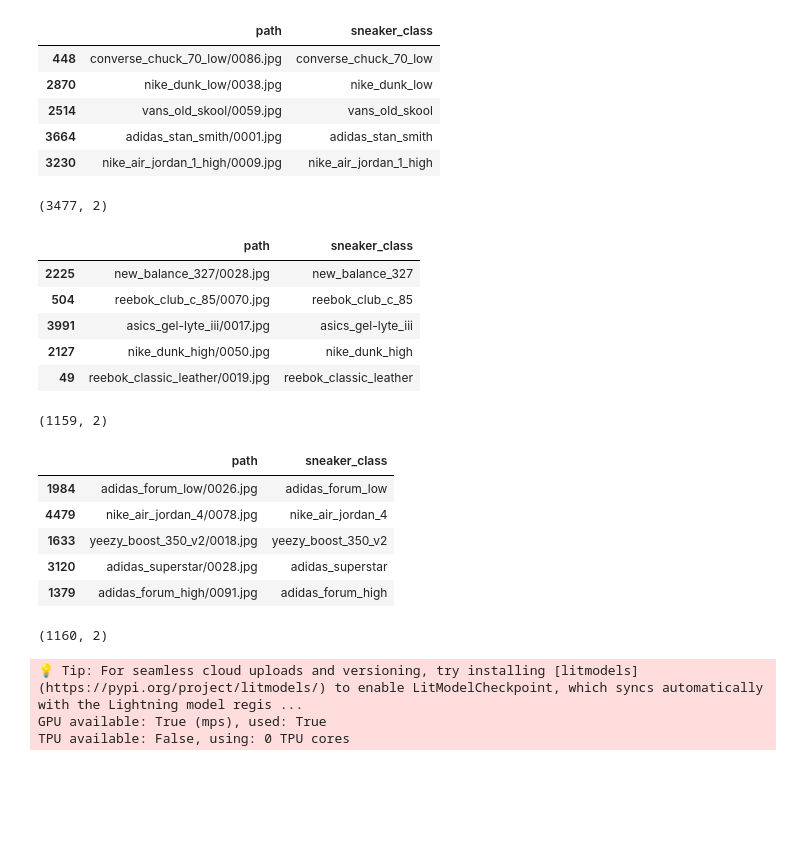
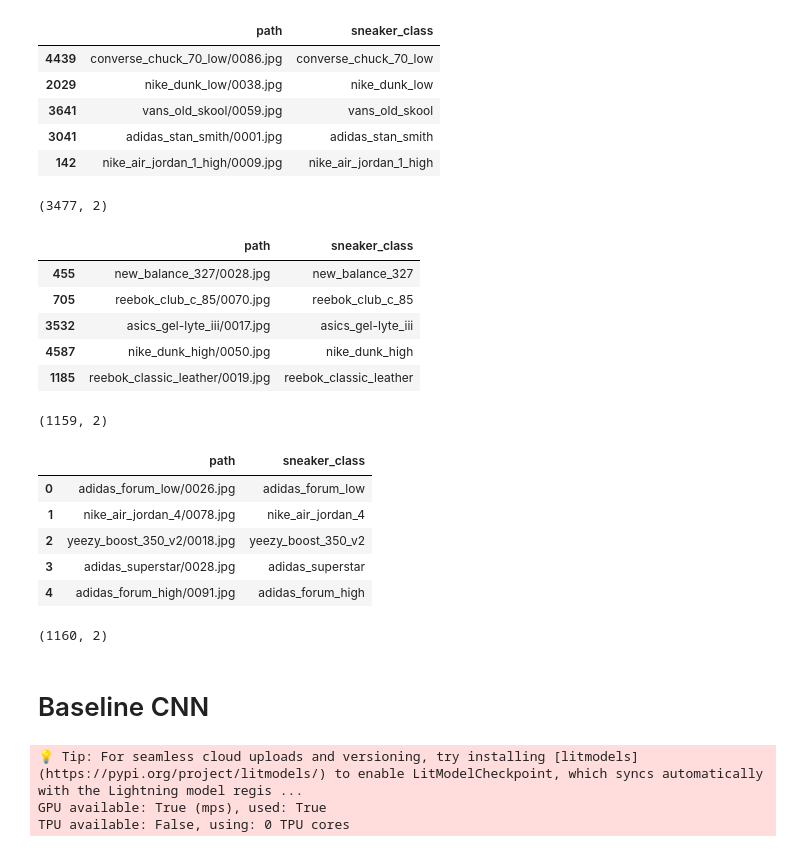
Before and after one commit to xan-d-or/sneakers-hse, a Jupyter notebook: notebooks/5-models/cnn.ipynb, the cells around one changed output. Saved outputs shown, nothing was run; the diff lists cells and outputs as text; code cells hidden in the pictures; blank space fills up the shorter version.

```diff
--- a/notebooks/5-models/cnn.ipynb
+++ b/notebooks/5-models/cnn.ipynb
@@ -98,0 +36,4 @@ Dataframe size: 5796
+# %%
+train_df_pre = pd.read_csv('../../data/01_raw/train_images.csv')
+
+display(train_df_pre.head(), train_df_pre.shape)
@@ -98,0 +48,4 @@ Dataframe size: 5796
+# %%
+test_df = pd.read_csv('../../data/01_raw/test_images.csv')
+
+display(test_df.head(), test_df.shape)
@@ -99,42 +60,35 @@ Dataframe size: 5796
 # %%
-train_df, test_df = train_test_split(
-    df,
-    test_size=0.2,
-    stratify=df["sneaker_class"],
-    random_state=42
-)
-
 train_df, val_df = train_test_split(
-    train_df,
+    train_df_pre,
     test_size=0.25,
-    stratify=train_df["sneaker_class"],
+    stratify=train_df_pre["sneaker_class"],
     random_state=42
 )
 
 display(train_df.head(), train_df.shape)
 display(val_df.head(), val_df.shape)
 display(test_df.head(), test_df.shape)
 # %% [output]
 |  | path | sneaker_class |
-| 448 | converse_chuck_70_low/0086.jpg | converse_chuck_70_low |
-| 2870 | nike_dunk_low/0038.jpg | nike_dunk_low |
-| 2514 | vans_old_skool/0059.jpg | vans_old_skool |
-| 3664 | adidas_stan_smith/0001.jpg | adidas_stan_smith |
-| 3230 | nike_air_jordan_1_high/0009.jpg | nike_air_jordan_1_high |
+| 4439 | converse_chuck_70_low/0086.jpg | converse_chuck_70_low |
+| 2029 | nike_dunk_low/0038.jpg | nike_dunk_low |
+| 3641 | vans_old_skool/0059.jpg | vans_old_skool |
+| 3041 | adidas_stan_smith/0001.jpg | adidas_stan_smith |
+| 142 | nike_air_jordan_1_high/0009.jpg | nike_air_jordan_1_high |
 (3477, 2)
 |  | path | sneaker_class |
-| 2225 | new_balance_327/0028.jpg | new_balance_327 |
-| 504 | reebok_club_c_85/0070.jpg | reebok_club_c_85 |
-| 3991 | asics_gel-lyte_iii/0017.jpg | asics_gel-lyte_iii |
-| 2127 | nike_dunk_high/0050.jpg | nike_dunk_high |
-| 49 | reebok_classic_leather/0019.jpg | reebok_classic_leather |
+| 455 | new_balance_327/0028.jpg | new_balance_327 |
+| 705 | reebok_club_c_85/0070.jpg | reebok_club_c_85 |
+| 3532 | asics_gel-lyte_iii/0017.jpg | asics_gel-lyte_iii |
+| 4587 | nike_dunk_high/0050.jpg | nike_dunk_high |
+| 1185 | reebok_classic_leather/0019.jpg | reebok_classic_leather |
 (1159, 2)
 |  | path | sneaker_class |
-| 1984 | adidas_forum_low/0026.jpg | adidas_forum_low |
-| 4479 | nike_air_jordan_4/0078.jpg | nike_air_jordan_4 |
-| 1633 | yeezy_boost_350_v2/0018.jpg | yeezy_boost_350_v2 |
-| 3120 | adidas_superstar/0028.jpg | adidas_superstar |
-| 1379 | adidas_forum_high/0091.jpg | adidas_forum_high |
+| 0 | adidas_forum_low/0026.jpg | adidas_forum_low |
+| 1 | nike_air_jordan_4/0078.jpg | nike_air_jordan_4 |
+| 2 | yeezy_boost_350_v2/0018.jpg | yeezy_boost_350_v2 |
+| 3 | adidas_superstar/0028.jpg | adidas_superstar |
+| 4 | adidas_forum_high/0091.jpg | adidas_forum_high |
 (1160, 2)
 # %%
 train_paths = train_df["path"].tolist()
@@ -212,4 +166,6 @@ test_loader = DataLoader(
     pin_memory=False,
     persistent_workers=True,
 )
+# %% [markdown]
+# Baseline CNN
 # %%
```
Also changed, not shown: parts of 18 cells of this notebook, 3 other files.
